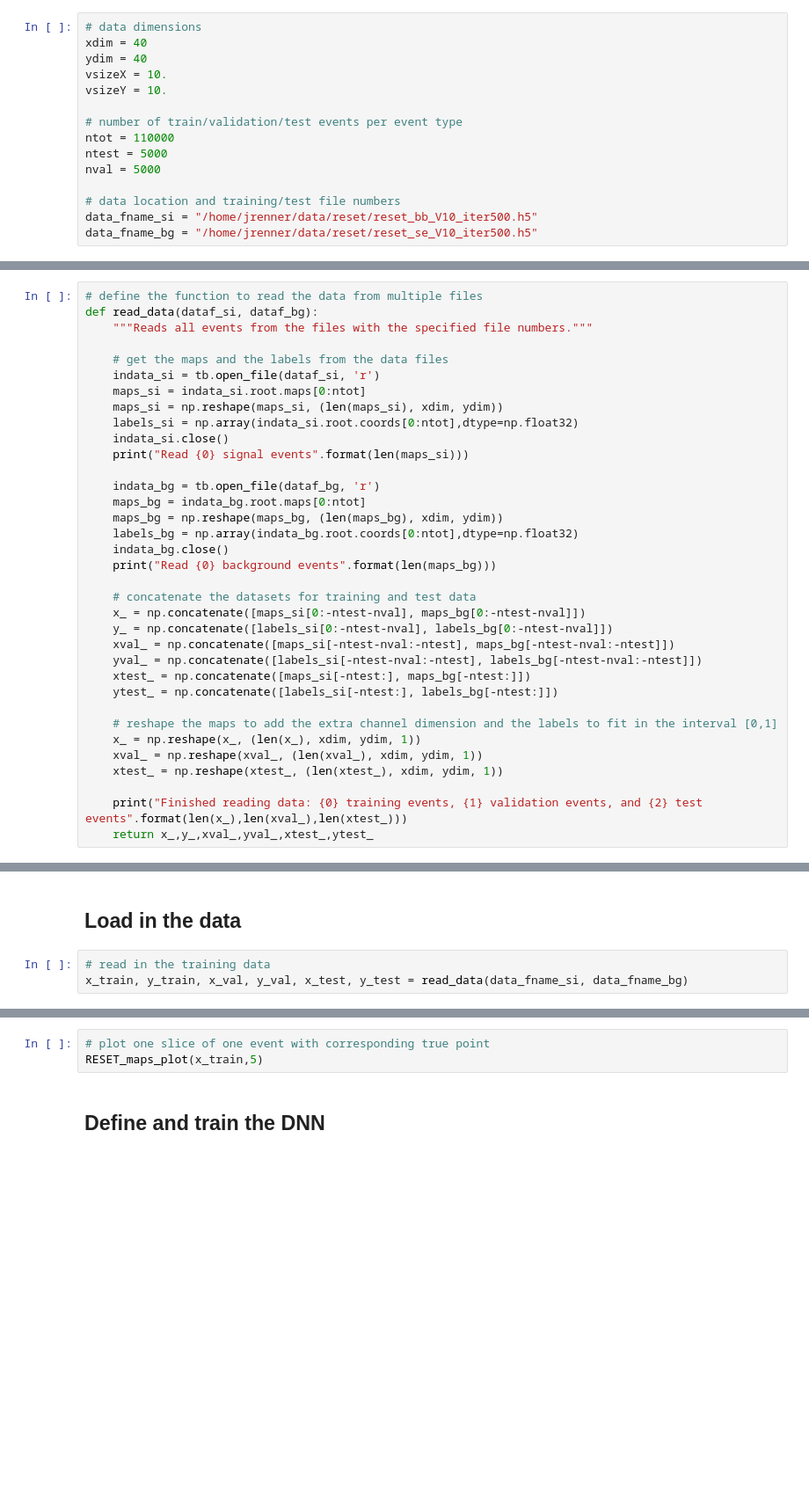
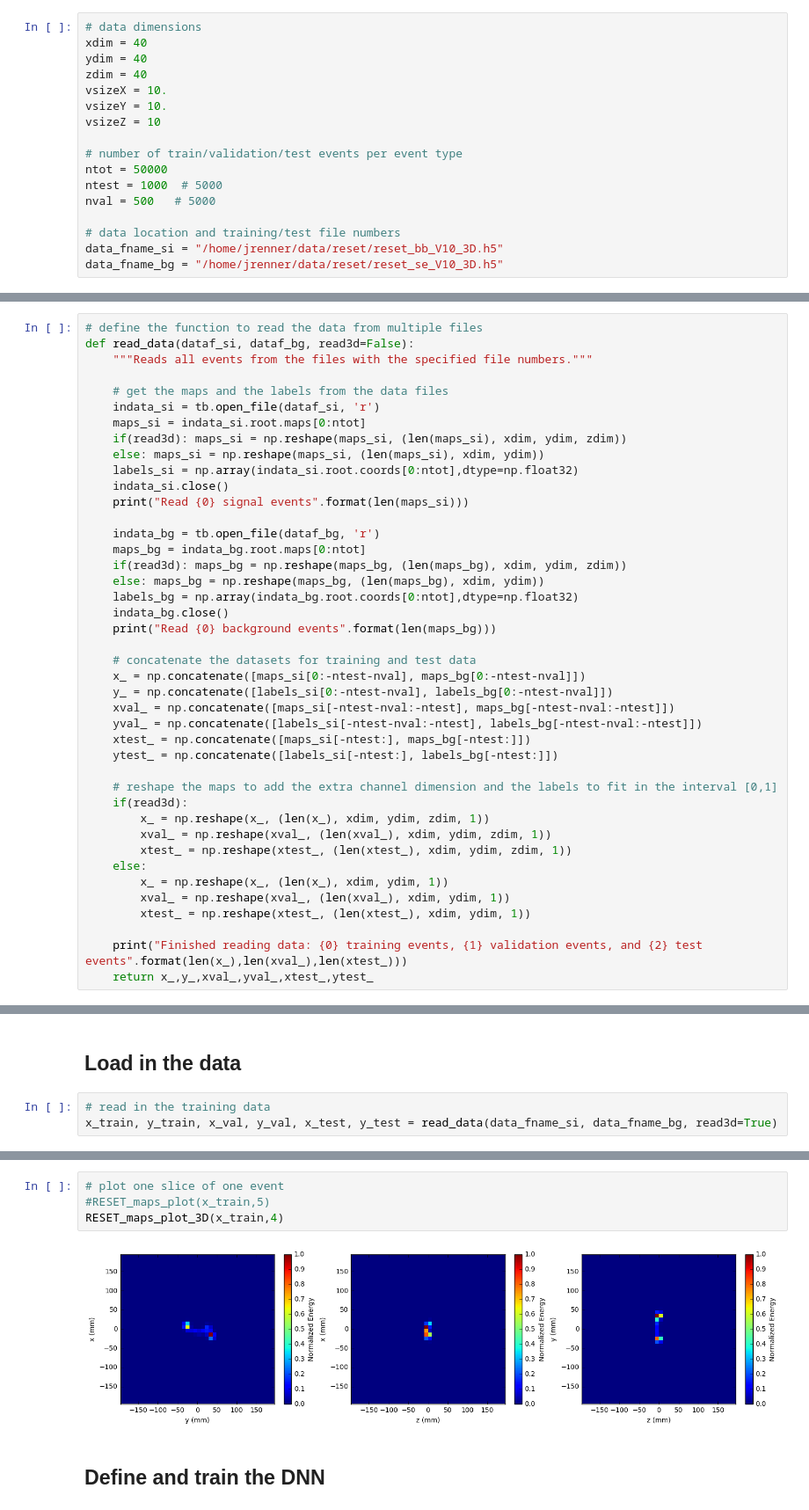
Before and after one commit to jerenner/next-deeplearning-analysis, a Jupyter notebook: NEXT_reset.ipynb, the cells around one changed output, grey strips where cells are left out. Shown at 88% size. Cells and saved outputs as stored; diff of their text form; blank space fills up the shorter version.

Commit message:
Recent RESET results

```diff
--- a/NEXT_reset.ipynb
+++ b/NEXT_reset.ipynb
@@ -32,37 +34,41 @@ Here we define key variables to be used throughout the notebook.
 # data dimensions
 xdim = 40
 ydim = 40
+zdim = 40
 vsizeX = 10.
 vsizeY = 10.
+vsizeZ = 10
 
 # number of train/validation/test events per event type
-ntot = 110000
-ntest = 5000
-nval = 5000
+ntot = 50000
+ntest = 1000  # 5000
+nval = 500   # 5000
 
 # data location and training/test file numbers
-data_fname_si = "/home/jrenner/data/reset/reset_bb_V10_iter500.h5"
-data_fname_bg = "/home/jrenner/data/reset/reset_se_V10_iter500.h5"
+data_fname_si = "/home/jrenner/data/reset/reset_bb_V10_3D.h5"
+data_fname_bg = "/home/jrenner/data/reset/reset_se_V10_3D.h5"
 # %% [markdown]
 ## Function definitions
 
 ### Data input functions
 # %%
 # define the function to read the data from multiple files
-def read_data(dataf_si, dataf_bg):
+def read_data(dataf_si, dataf_bg, read3d=False):
     """Reads all events from the files with the specified file numbers."""
 
     # get the maps and the labels from the data files
     indata_si = tb.open_file(dataf_si, 'r')
     maps_si = indata_si.root.maps[0:ntot]
-    maps_si = np.reshape(maps_si, (len(maps_si), xdim, ydim))
+    if(read3d): maps_si = np.reshape(maps_si, (len(maps_si), xdim, ydim, zdim))
+    else: maps_si = np.reshape(maps_si, (len(maps_si), xdim, ydim))
     labels_si = np.array(indata_si.root.coords[0:ntot],dtype=np.float32)
     indata_si.close()
     print("Read {0} signal events".format(len(maps_si)))
 
     indata_bg = tb.open_file(dataf_bg, 'r')
     maps_bg = indata_bg.root.maps[0:ntot]
-    maps_bg = np.reshape(maps_bg, (len(maps_bg), xdim, ydim))
+    if(read3d): maps_bg = np.reshape(maps_bg, (len(maps_bg), xdim, ydim, zdim))
+    else: maps_bg = np.reshape(maps_bg, (len(maps_bg), xdim, ydim))
     labels_bg = np.array(indata_bg.root.coords[0:ntot],dtype=np.float32)
     indata_bg.close()
     print("Read {0} background events".format(len(maps_bg)))
@@ -76,9 +82,14 @@ def read_data(dataf_si, dataf_bg):
     ytest_ = np.concatenate([labels_si[-ntest:], labels_bg[-ntest:]])
 
     # reshape the maps to add the extra channel dimension and the labels to fit in the interval [0,1]
-    x_ = np.reshape(x_, (len(x_), xdim, ydim, 1))
-    xval_ = np.reshape(xval_, (len(xval_), xdim, ydim, 1))
-    xtest_ = np.reshape(xtest_, (len(xtest_), xdim, ydim, 1))
+    if(read3d):
+        x_ = np.reshape(x_, (len(x_), xdim, ydim, zdim, 1))
+        xval_ = np.reshape(xval_, (len(xval_), xdim, ydim, zdim, 1))
+        xtest_ = np.reshape(xtest_, (len(xtest_), xdim, ydim, zdim, 1))
+    else:
+        x_ = np.reshape(x_, (len(x_), xdim, ydim, 1))
+        xval_ = np.reshape(xval_, (len(xval_), xdim, ydim, 1))
+        xtest_ = np.reshape(xtest_, (len(xtest_), xdim, ydim, 1))
 
     print("Finished reading data: {0} training events, {1} validation events, and {2} test events".format(len(x_),len(xval_),len(xtest_)))
     return x_,y_,xval_,yval_,xtest_,ytest_
@@ -162,4 +298,4 @@ def RESET_maps_plot(x_data, nstart, normalize=True):
 ## Load in the data
 # %%
 # read in the training data
-x_train, y_train, x_val, y_val, x_test, y_test = read_data(data_fname_si, data_fname_bg)
+x_train, y_train, x_val, y_val, x_test, y_test = read_data(data_fname_si, data_fname_bg, read3d=True)
@@ -166,6 +305,9 @@ x_train, y_train, x_val, y_val, x_test, y_test = read_data(data_fname_si, data_f
 # %%
-# plot one slice of one event with corresponding true point
-RESET_maps_plot(x_train,5)
+# plot one slice of one event
+#RESET_maps_plot(x_train,5)
+RESET_maps_plot_3D(x_train,4)
+# %% [output]
+[figure, added]
 # %% [markdown]
 ## Define and train the DNN
 # %%
```
Also changed, not shown: parts of 13 cells of this notebook.
